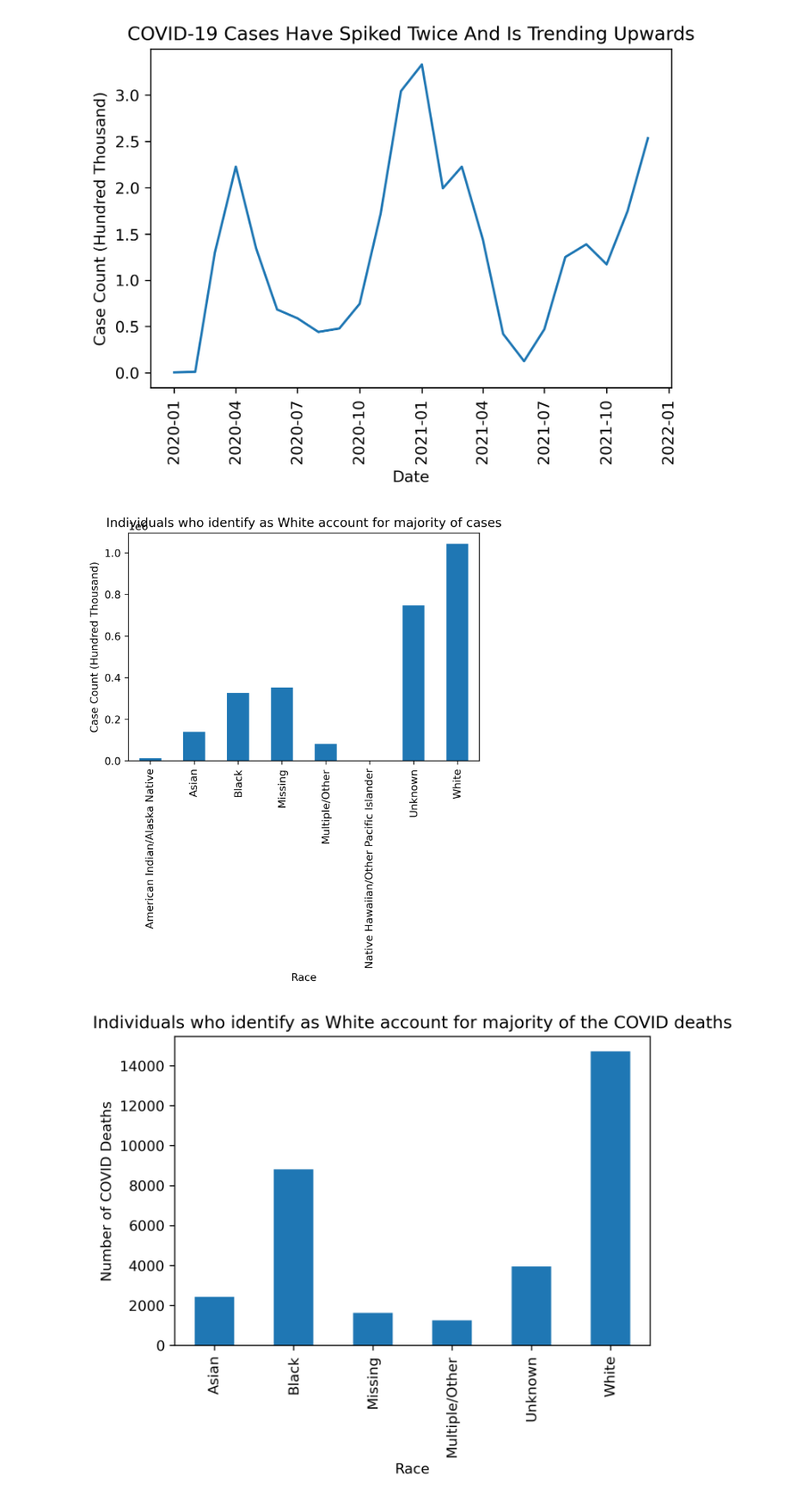
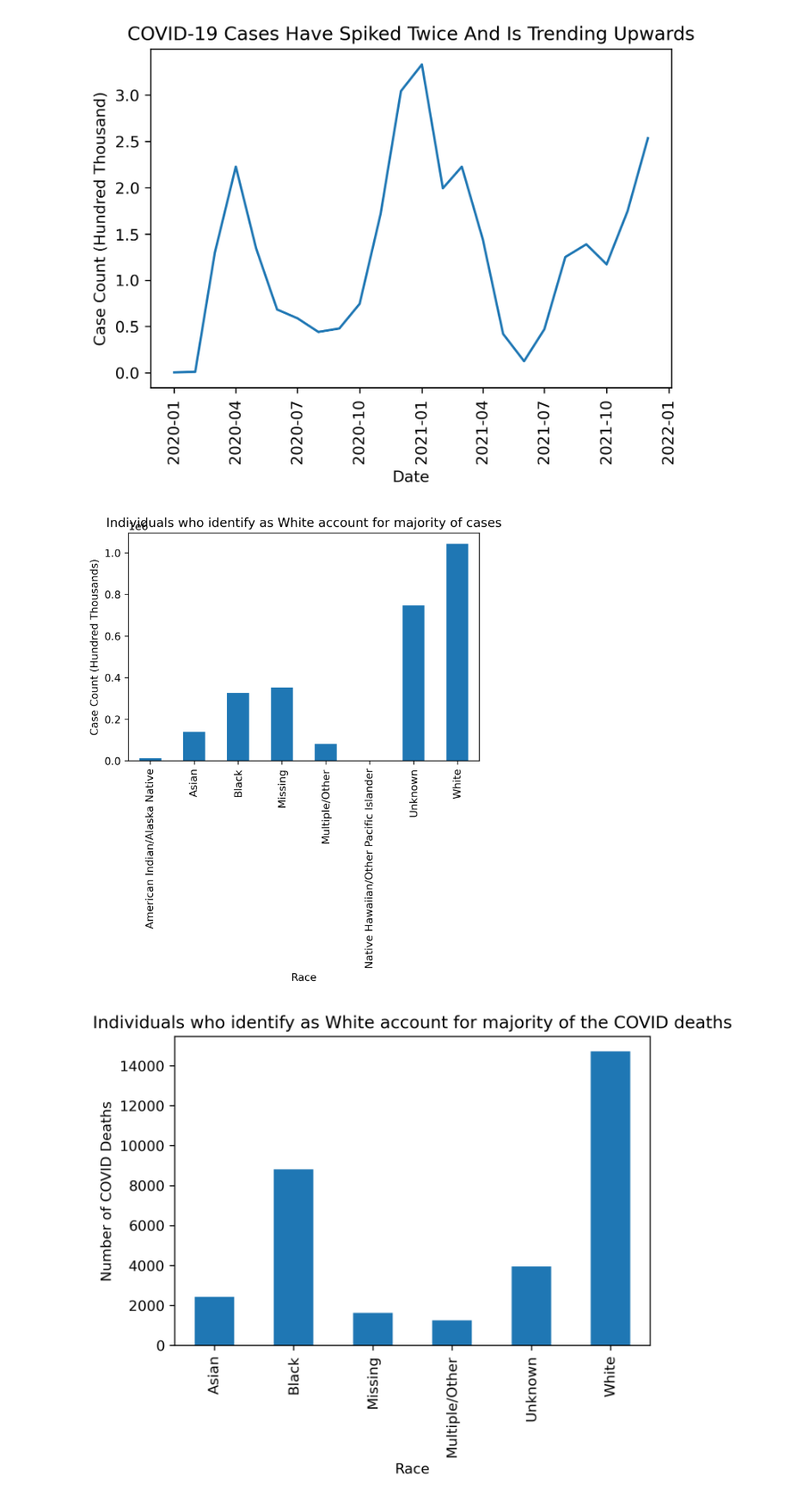
Before and after one commit to shinaolaatoro/ds4a-team55, a Jupyter notebook: team55_prelim_eda.ipynb, the cells around one changed output. Shown at 86% size. Drawn from its saved outputs; the diff is of its cells as text; code cells hidden in the pictures.

```diff
--- a/team55_prelim_eda.ipynb
+++ b/team55_prelim_eda.ipynb
@@ -197,6 +198,13 @@ ny_m_plt.plot(x="date", y=["admin_janssen", "admin_moderna", "admin_pfizer", "ad
 # %% [markdown]
 ### covid_cases
 Covid cases in NY
-# %%
-#read data
-covid_df = pd.read_csv("data/COVID-19_Case_Surveillance_Public_Use_Data_with_Geography.csv", low_memory = False)
+# %%
+#read data
+# open zipped dataset
+with zipfile.ZipFile("data/COVID-19_Case_Surveillance_Public_Use_Data_with_Geography.csv.zip") as z:
+   # open the csv file in the dataset
+   with z.open("COVID-19_Case_Surveillance_Public_Use_Data_with_Geography.csv") as f:
+      # read the dataset
+      covid_df = pd.read_csv(f)
+      # display dataset
+      print(covid_df.head())
@@ -302,12 +328,12 @@ plt.show()
 # %%
 covid_df.groupby(['race']).size().plot.bar()
 plt.title('Individuals who identify as White account for majority of cases')
 plt.xlabel('Race')
-plt.ylabel('Case Count (Hundred Thousand)')
+plt.ylabel('Case Count (Hundred Thousands)')
 plt.xticks(rotation=90)
 plt.show()
 # %% [output]
-[figure, old version]
+[figure, new version]
 # %%
 #death status per race
 death_df = covid_df[covid_df['death_yn'] == 'Yes']
```
Also changed, not shown: parts of 2 cells of this notebook.
